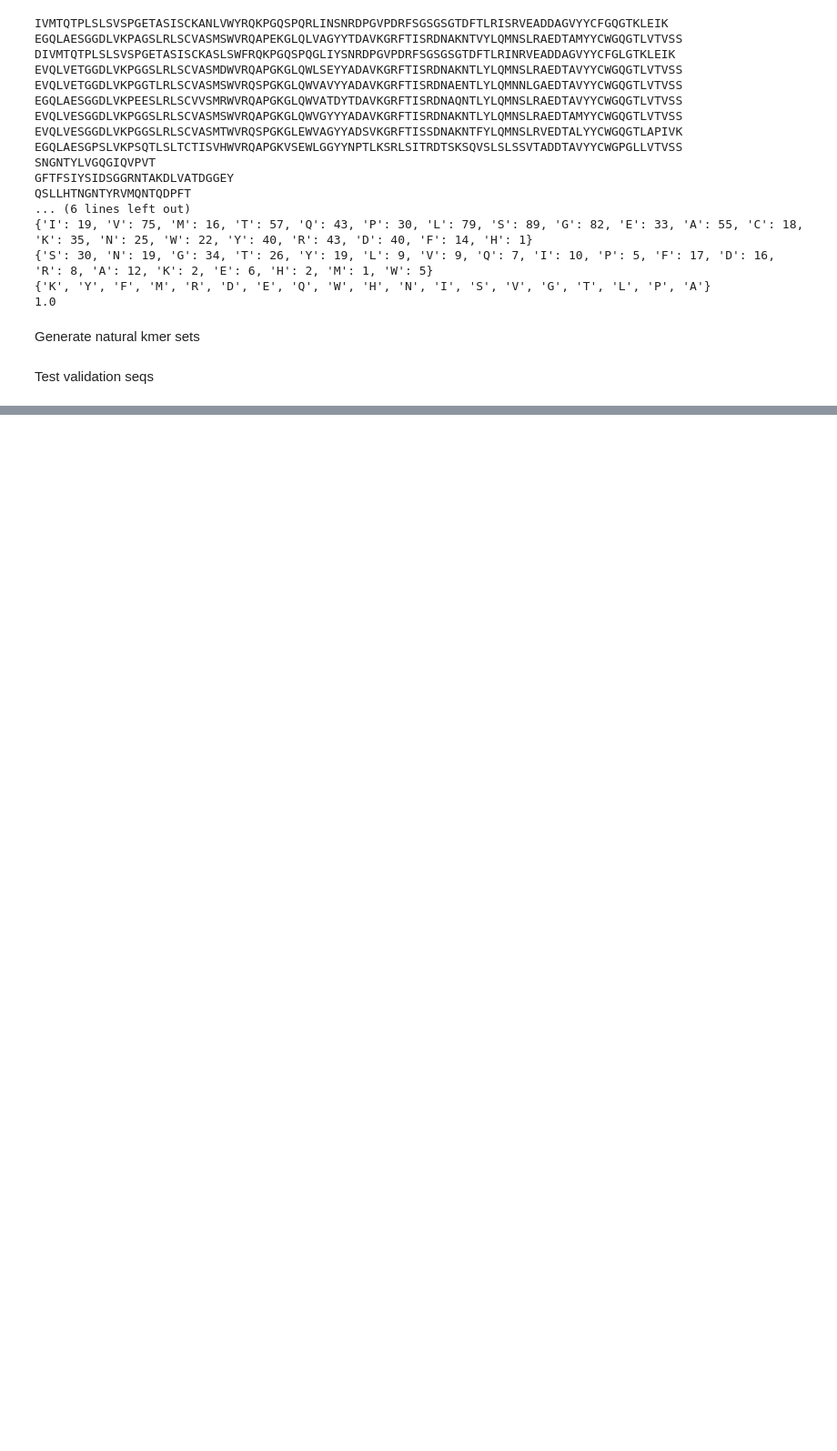
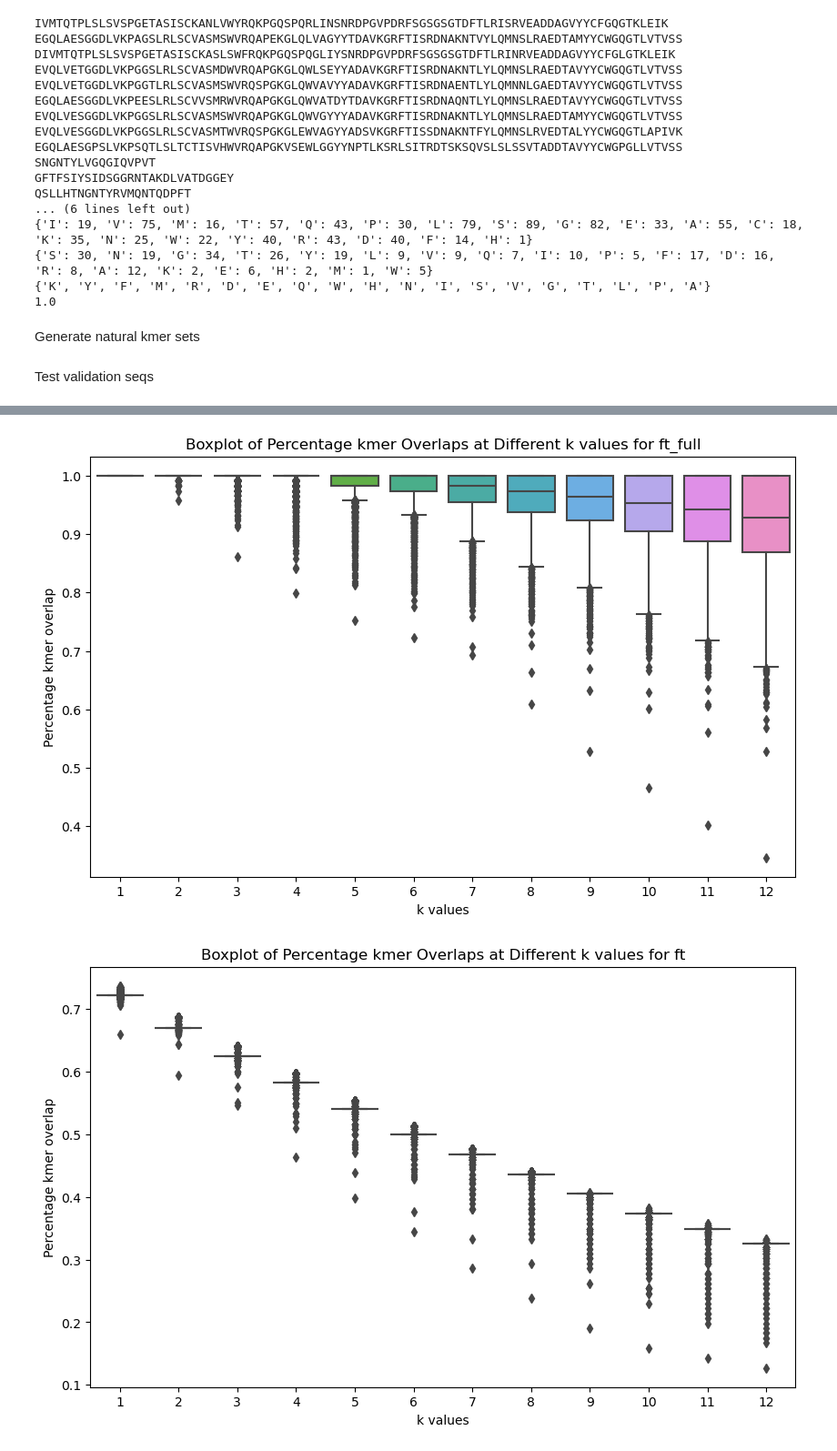
Before and after one commit to Dominko/DoggifAI, a Jupyter notebook: scripts/data_analysis/separate_kmers.ipynb, the cells around one changed output, grey strips where cells are left out. Shown: that part at 91% size. Cells and saved outputs as stored; diff of their text form; code cells hidden in the pictures; blank space fills up the shorter version.

```diff
--- a/scripts/data_analysis/separate_kmers.ipynb
+++ b/scripts/data_analysis/separate_kmers.ipynb
@@ -124,0 +183,66 @@ KeyboardInterrupt:
+# %%
+import matplotlib.pyplot as plt
+import seaborn as sns
+
+boxplot_data = []
+k_values = []
+
+for k, overlaps in enumerate(overlap_small_ft_full, start=1):
+    boxplot_data.extend(overlaps)
+    k_values.extend([k] * len(overlaps))
+
+# Create the boxplot
+plt.figure(figsize=(10, 6))
+sns.boxplot(x=k_values, y=boxplot_data)
+plt.xlabel('k values')
+plt.ylabel('Percentage kmer overlap')
+plt.title('Boxplot of Percentage kmer Overlaps at Different k values for ft_full')
+plt.show()
+
+boxplot_data = []
+k_values = []
+
+for k, overlaps in enumerate(overlap_small_ft, start=1):
+    boxplot_data.extend(overlaps)
+    k_values.extend([k] * len(overlaps))
+
+# Create the boxplot
+plt.figure(figsize=(10, 6))
+sns.boxplot(x=k_values, y=boxplot_data)
+plt.xlabel('k values')
+plt.ylabel('Percentage kmer overlap')
+plt.title('Boxplot of Percentage kmer Overlaps at Different k values for ft')
+plt.show()
+
+boxplot_data = []
+k_values = []
+
+for k, overlaps in enumerate(overlap_small_ft_only, start=1):
+    boxplot_data.extend(overlaps)
+    k_values.extend([k] * len(overlaps))
+
+# Create the boxplot
+plt.figure(figsize=(10, 6))
+sns.boxplot(x=k_values, y=boxplot_data)
+plt.xlabel('k values')
+plt.ylabel('Percentage kmer overlap')
+plt.title('Boxplot of Percentage kmer Overlaps at Different k values for ft_only')
+plt.show()
+
+boxplot_data = []
+k_values = []
+
+for k, overlaps in enumerate(overlap_natural, start=1):
+    boxplot_data.extend(overlaps)
+    k_values.extend([k] * len(overlaps))
+
+# Create the boxplot
+plt.figure(figsize=(10, 6))
+sns.boxplot(x=k_values, y=boxplot_data)
+plt.xlabel('k values')
+plt.ylabel('Percentage kmer overlap')
+plt.title('Boxplot of Percentage kmer Overlaps at Different k values for validation sequences')
+plt.show()
+# %% [output]
+[figure, added]
+[figure, added]
```
Also changed, not shown: parts of 3 cells of this notebook, 8 other files.
